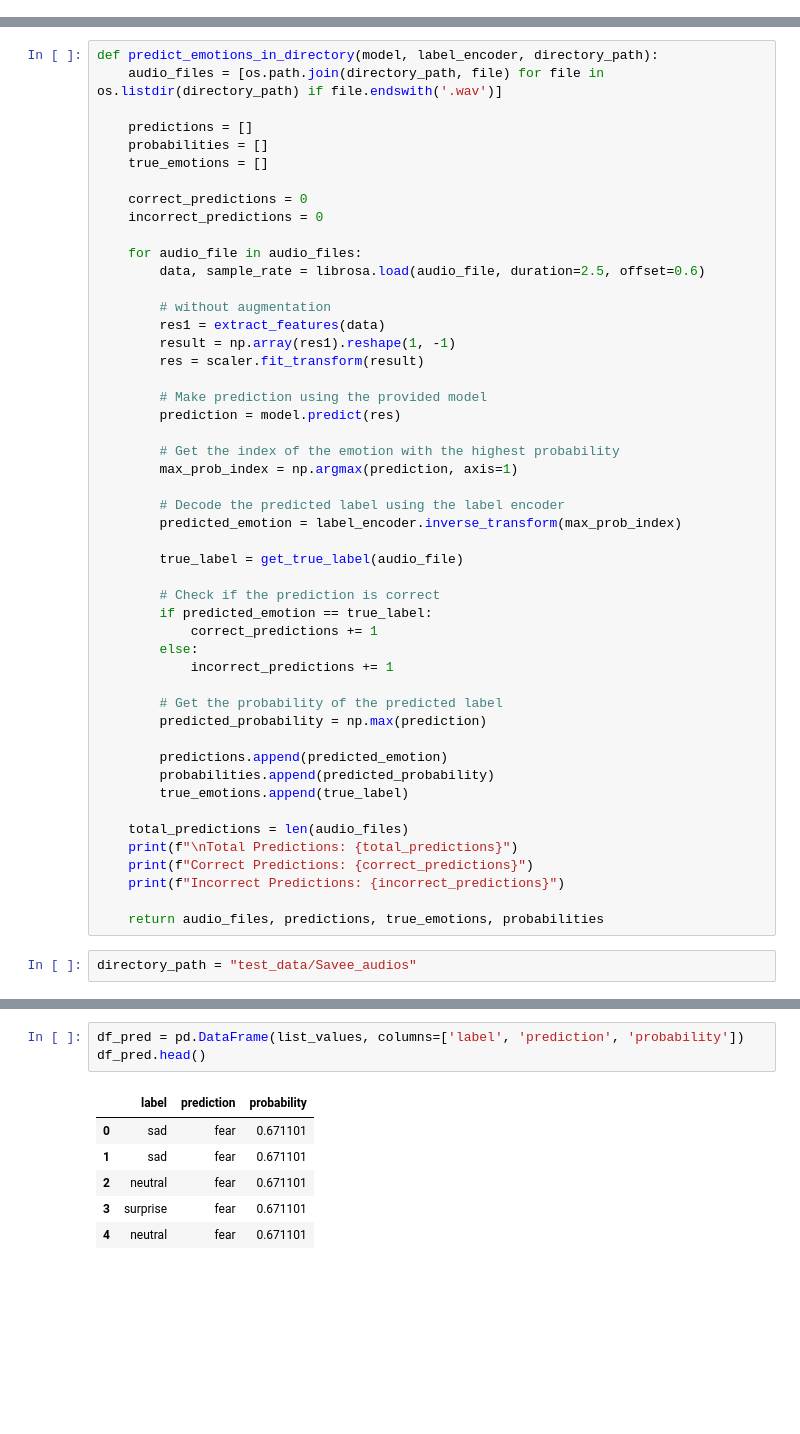
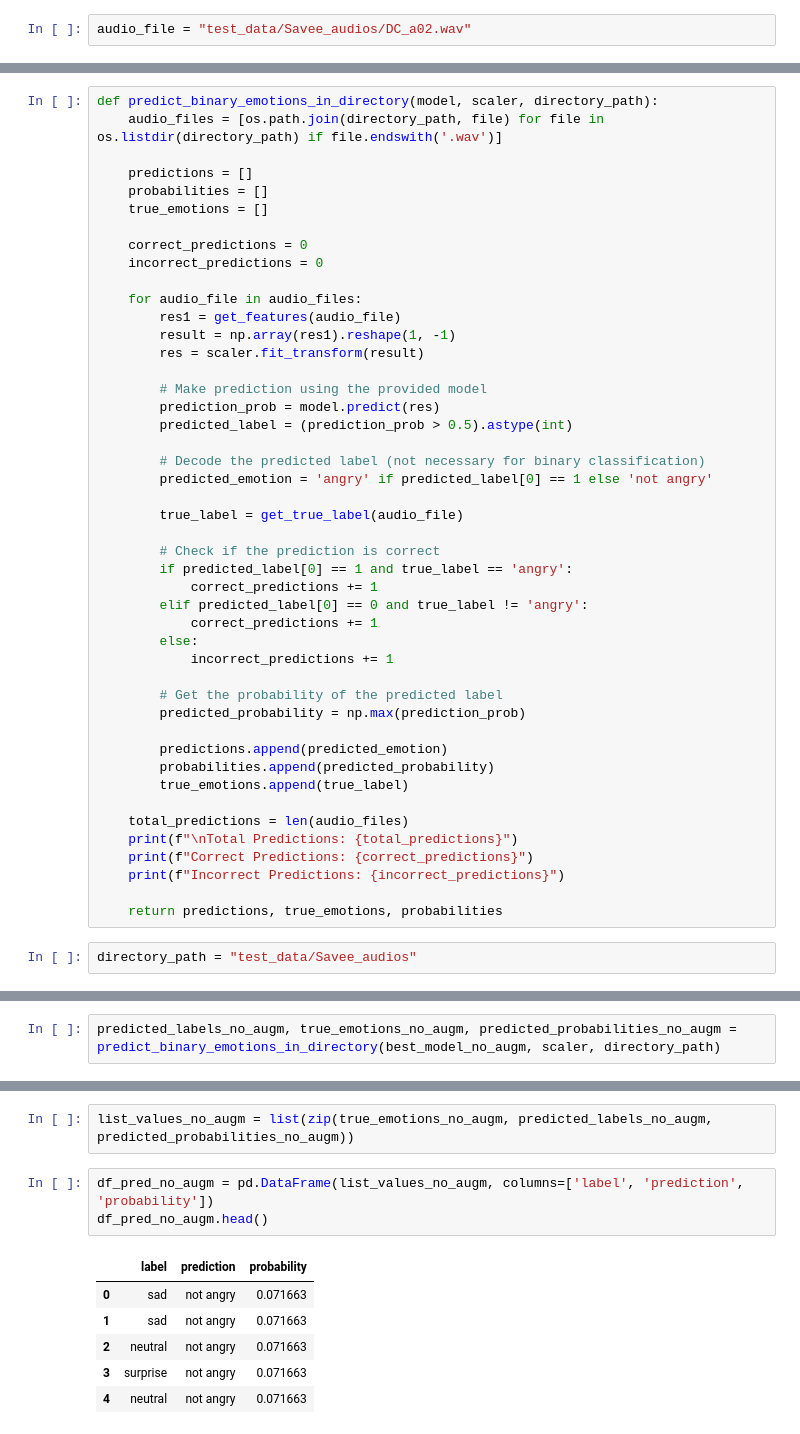
Before and after one commit to Anisoft17041997/SERAPP, a Jupyter notebook: ml/SERAPP__DL.ipynb, the cells around one changed output, grey strips where cells are left out. Cells and saved outputs as stored; diff of their text form; blank space fills up the shorter version.

Commit message:
final version of CNN model

```diff
--- a/ml/SERAPP__DL.ipynb
+++ b/ml/SERAPP__DL.ipynb
@@ -632,0 +620,2 @@ CNN Prediction:  ['fear']
+# %%
+audio_file = "test_data/Savee_audios/DC_a02.wav"
@@ -661,7 +666,7 @@ get_true_label(file_path)
 # %% [output]
 'angry'
 # %%
-def predict_emotions_in_directory(model, label_encoder, directory_path):
+def predict_binary_emotions_in_directory(model, scaler, directory_path):
     audio_files = [os.path.join(directory_path, file) for file in os.listdir(directory_path) if file.endswith('.wav')]
 
     predictions = []
@@ -672,32 +677,29 @@ def predict_emotions_in_directory(model, label_encoder, directory_path):
     incorrect_predictions = 0
 
     for audio_file in audio_files:
-        data, sample_rate = librosa.load(audio_file, duration=2.5, offset=0.6)
-
-        # without augmentation
-        res1 = extract_features(data)
+        res1 = get_features(audio_file)
         result = np.array(res1).reshape(1, -1)
         res = scaler.fit_transform(result)
 
         # Make prediction using the provided model
-        prediction = model.predict(res)
+        prediction_prob = model.predict(res)
+        predicted_label = (prediction_prob > 0.5).astype(int)
 
-        # Get the index of the emotion with the highest probability
-        max_prob_index = np.argmax(prediction, axis=1)
-
-        # Decode the predicted label using the label encoder
-        predicted_emotion = label_encoder.inverse_transform(max_prob_index)
+        # Decode the predicted label (not necessary for binary classification)
+        predicted_emotion = 'angry' if predicted_label[0] == 1 else 'not angry'
 
         true_label = get_true_label(audio_file)
 
         # Check if the prediction is correct
-        if predicted_emotion == true_label:
+        if predicted_label[0] == 1 and true_label == 'angry':
+            correct_predictions += 1
+        elif predicted_label[0] == 0 and true_label != 'angry':
             correct_predictions += 1
         else:
             incorrect_predictions += 1
 
         # Get the probability of the predicted label
-        predicted_probability = np.max(prediction)
+        predicted_probability = np.max(prediction_prob)
 
         predictions.append(predicted_emotion)
         probabilities.append(predicted_probability)
@@ -708,6 +710,6 @@ def predict_emotions_in_directory(model, label_encoder, directory_path):
     print(f"Correct Predictions: {correct_predictions}")
     print(f"Incorrect Predictions: {incorrect_predictions}")
 
-    return audio_files, predictions, true_emotions, probabilities
+    return predictions, true_emotions, probabilities
 # %%
 directory_path = "test_data/Savee_audios"
@@ -737,0 +718,2 @@ list_values = list(zip(true_emotions, prediction_list, predicted_probabilities))
+# %%
+predicted_labels_no_augm, true_emotions_no_augm, predicted_probabilities_no_augm = predict_binary_emotions_in_directory(best_model_no_augm, scaler, directory_path)
@@ -738,12 +738,14 @@ list_values = list(zip(true_emotions, prediction_list, predicted_probabilities))
+# %%
+list_values_no_augm = list(zip(true_emotions_no_augm, predicted_labels_no_augm, predicted_probabilities_no_augm))
 # %%
-df_pred = pd.DataFrame(list_values, columns=['label', 'prediction', 'probability'])
-df_pred.head()
+df_pred_no_augm = pd.DataFrame(list_values_no_augm, columns=['label', 'prediction', 'probability'])
+df_pred_no_augm.head()
 # %% [output]
 |  | label | prediction | probability |
-| 0 | sad | fear | 0.671101 |
-| 1 | sad | fear | 0.671101 |
-| 2 | neutral | fear | 0.671101 |
-| 3 | surprise | fear | 0.671101 |
-| 4 | neutral | fear | 0.671101 |
+| 0 | sad | not angry | 0.071663 |
+| 1 | sad | not angry | 0.071663 |
+| 2 | neutral | not angry | 0.071663 |
+| 3 | surprise | not angry | 0.071663 |
+| 4 | neutral | not angry | 0.071663 |
 # %%
 # Assuming df_pred is your DataFrame containing predictions
```
Also changed, not shown: parts of 183 cells of this notebook, 14 other files.
